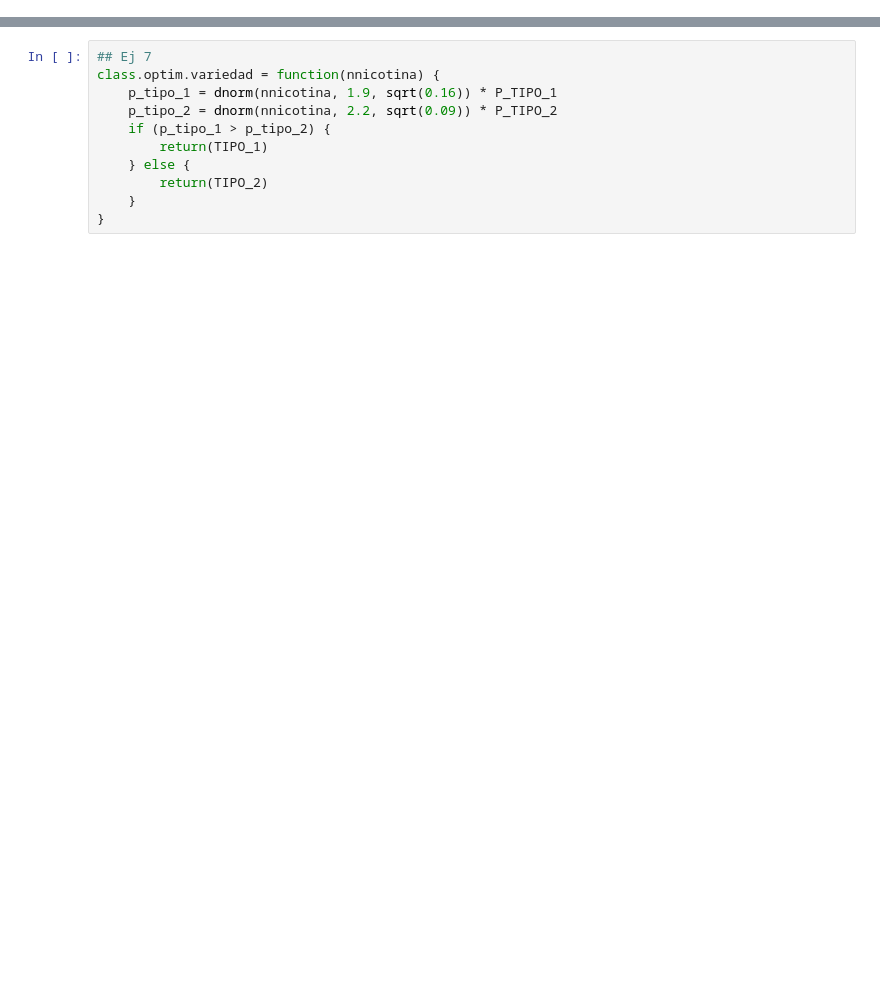
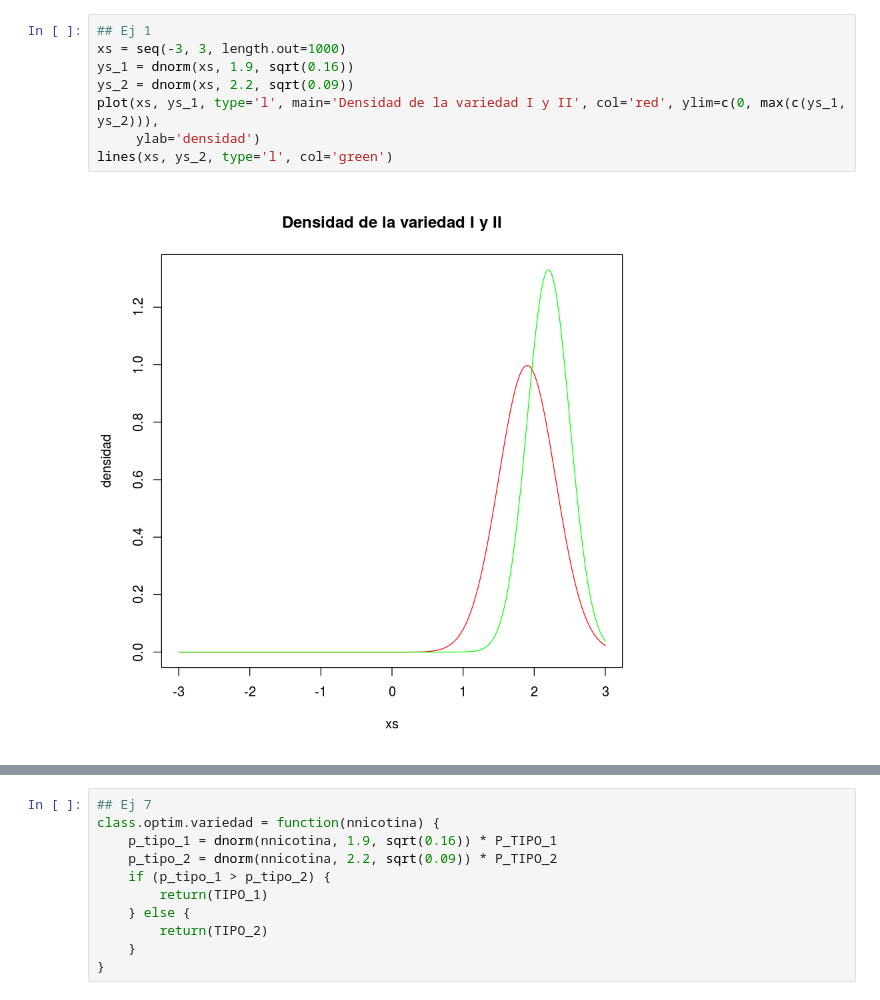
Before and after one commit to m2march/tp_final_r, a Jupyter notebook: Lista_4.ipynb, the cells around one changed output, grey strips where cells are left out. Cells and saved outputs as stored; diff of their text form; blank space fills up the shorter version.

```diff
--- a/Lista_4.ipynb
+++ b/Lista_4.ipynb
@@ -0,0 +1,10 @@
+# %%
+## Ej 1
+xs = seq(-3, 3, length.out=1000)
+ys_1 = dnorm(xs, 1.9, sqrt(0.16))
+ys_2 = dnorm(xs, 2.2, sqrt(0.09))
+plot(xs, ys_1, type='l', main='Densidad de la variedad I y II', col='red', ylim=c(0, max(c(ys_1, ys_2))),
+     ylab='densidad')
+lines(xs, ys_2, type='l', col='green')
+# %% [output]
+[figure, added]
```
Also changed, not shown: parts of 12 cells of this notebook, 2 other files.
